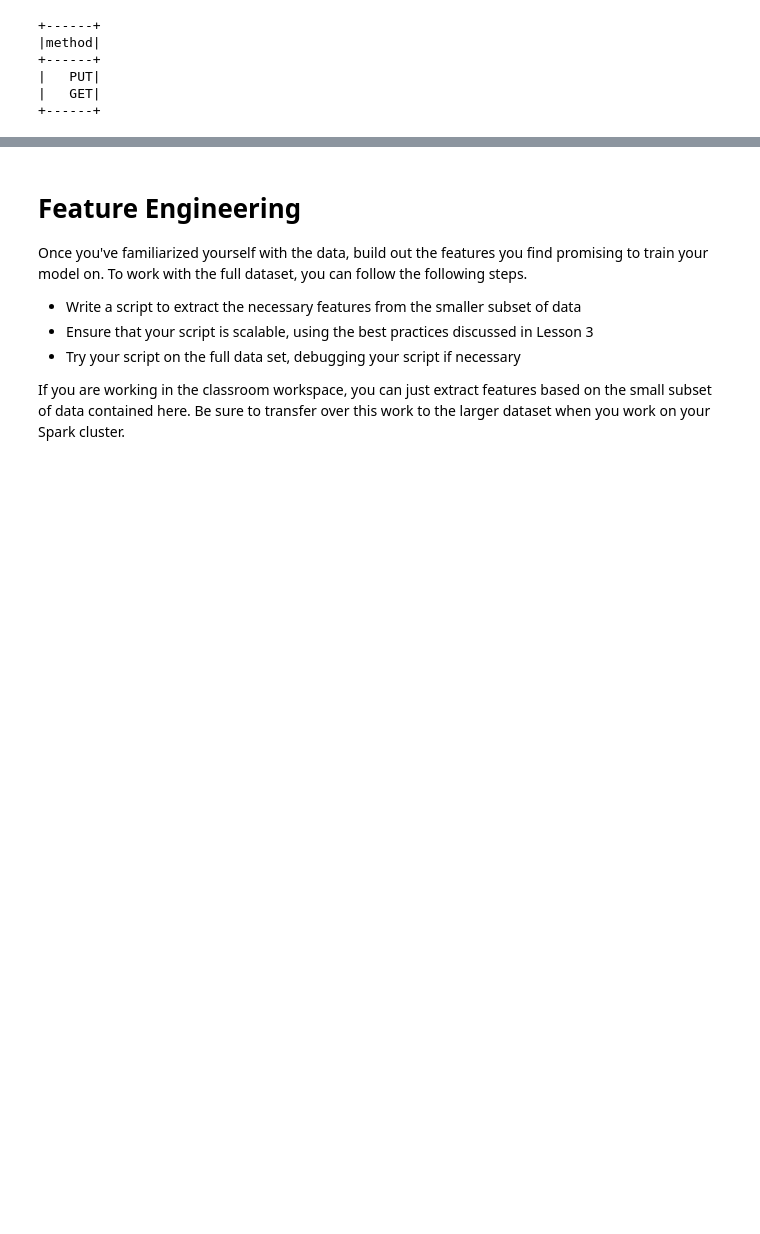
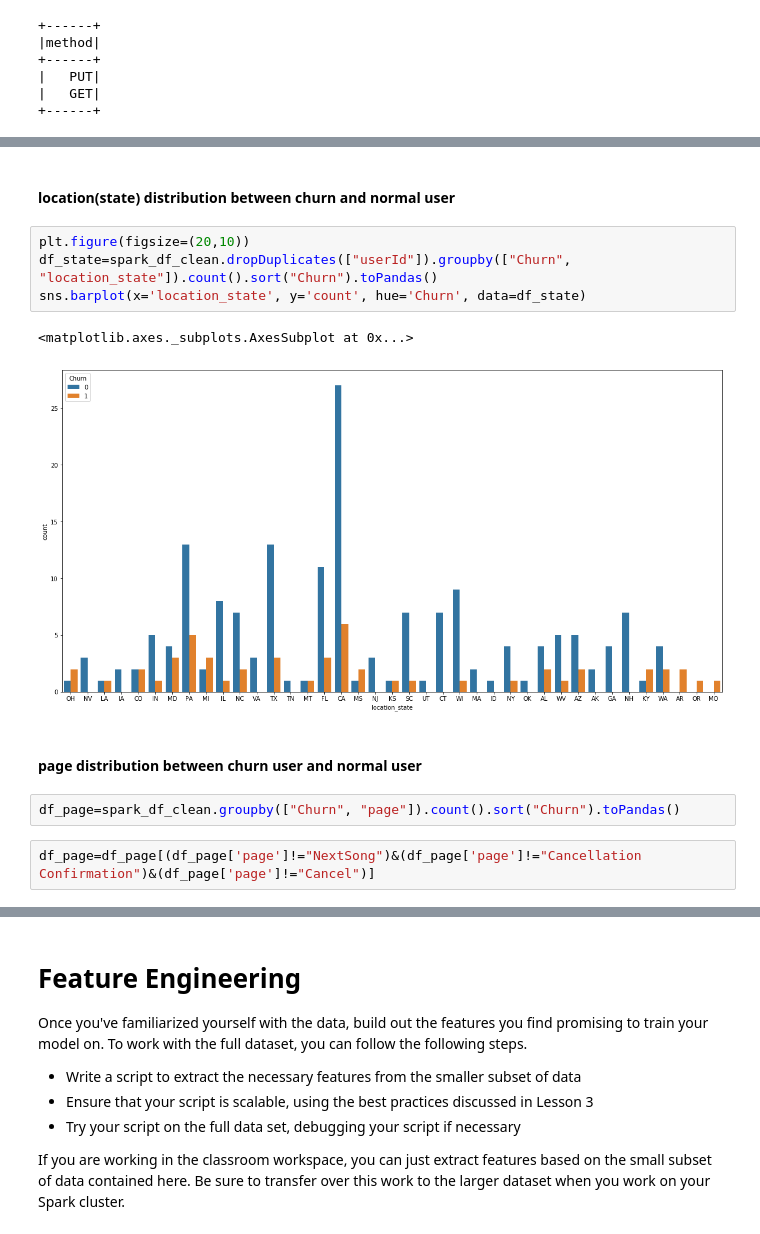
Before and after one commit to hcxie/DS-project-Spark-Project-Sparkify, a Jupyter notebook: Sparkify.ipynb, the cells around one changed output, grey strips where cells are left out. Cells and saved outputs as stored; diff of their text form; blank space fills up the shorter version.

```diff
--- a/Sparkify.ipynb
+++ b/Sparkify.ipynb
@@ -231,0 +385,15 @@ spark_df_clean.select(["userId", "page", "time", "level", "song", "sessionId"]).
+# %% [markdown]
+#### location(state) distribution between churn and normal user
+# %%
+plt.figure(figsize=(20,10))
+df_state=spark_df_clean.dropDuplicates(["userId"]).groupby(["Churn", "location_state"]).count().sort("Churn").toPandas()
+sns.barplot(x='location_state', y='count', hue='Churn', data=df_state)
+# %% [output]
+<matplotlib.axes._subplots.AxesSubplot at 0x...>
+[figure, added]
+# %% [markdown]
+#### page distribution between churn user and normal user
+# %%
+df_page=spark_df_clean.groupby(["Churn", "page"]).count().sort("Churn").toPandas()
+# %%
+df_page=df_page[(df_page['page']!="NextSong")&(df_page['page']!="Cancellation Confirmation")&(df_page['page']!="Cancel")]
```
Also changed, not shown: parts of 141 cells of this notebook.
